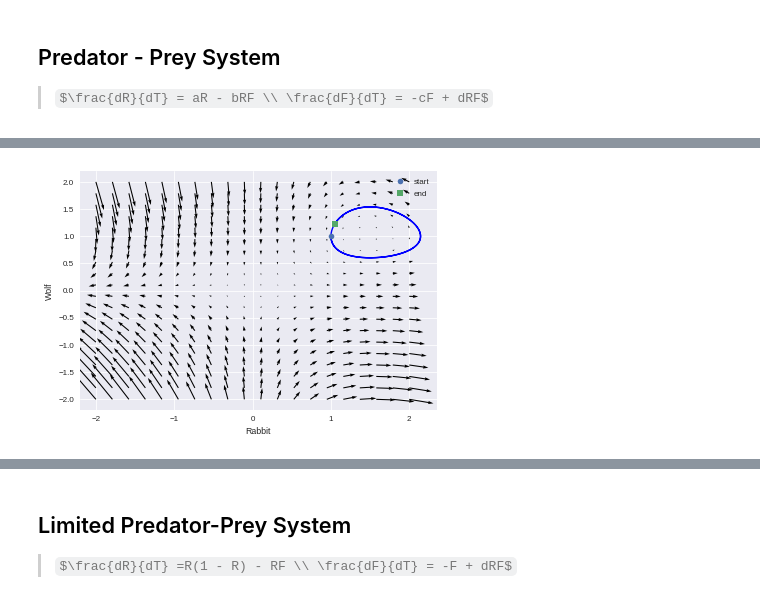
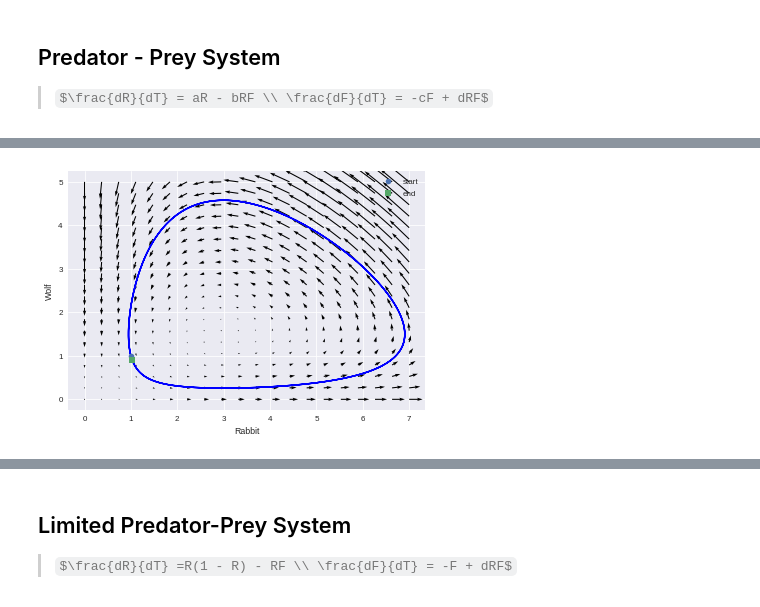
Before and after one commit to titu1994/tfdiffeq, a Jupyter notebook: examples/ode_usage.ipynb, the cells around one changed output, grey strips where cells are left out. Cells and saved outputs as stored; diff of their text form; code cells hidden in the pictures; some formulas as TeX source.

Commit message:
Improve plotting in notebook, improve syntax of models.

```diff
--- a/examples/ode_usage.ipynb
+++ b/examples/ode_usage.ipynb
@@ -89,7 +89,7 @@ initial_states = tf.convert_to_tensor([1., 1.], dtype=tf.float64); initial_state
 # %% [markdown]
 ## Once again, as we are differentiating wrt time $t$, we define it
 # %%
-t = tf.linspace(0., 10., num=NUM_SAMPLES); t.shape
+t = tf.linspace(0., 1., num=NUM_SAMPLES); t.shape
 # %% [output]
 TensorShape([Dimension(1000)])
 # %% [markdown]
@@ -239,16 +237,19 @@ class PredatorPrey(tf.keras.Model):
 
   def call(self, t, y):
     # y = [R, F]
-    dR_dT = self.a * y[0] - self.b * y[0] * y[1]
-    dF_dT = -self.c * y[1] + self.d * y[0] * y[1]
+    r, f = tf.unstack(y)
+
+    dR_dT = self.a * r - self.b * r * f
+    dF_dT = -self.c * f + self.d * r * f
+
     return tf.stack([dR_dT, dF_dT])
 # %%
 t = tf.linspace(0., 10., num=NUM_SAMPLES)
 initial_states = tf.convert_to_tensor([1, 1], dtype=tf.float64)
 # %%
-a = 1
+a = 1.5
 b = 1
-c = 1.5
+c = 3
 d = 1
 # %%
 %%time
@@ -264,5 +265,6 @@ Wall time: 1.29 s
 # %%
-plot_phase_portrait(PredatorPrey(a, b, c, d), xlabel='Rabbit', ylabel='Wolf')
+lims = [0, 5]
+plot_phase_portrait(PredatorPrey(a, b, c, d), xlabel='Rabbit', ylabel='Wolf', xlims=[0, 7], ylims=lims)
 plot_vector_field(result, xlabel='Rabbit', ylabel='Wolf')
 # %% [output]
-[figure, old version]
+[figure, new version]
```
Also changed, not shown: parts of 73 cells of this notebook.
